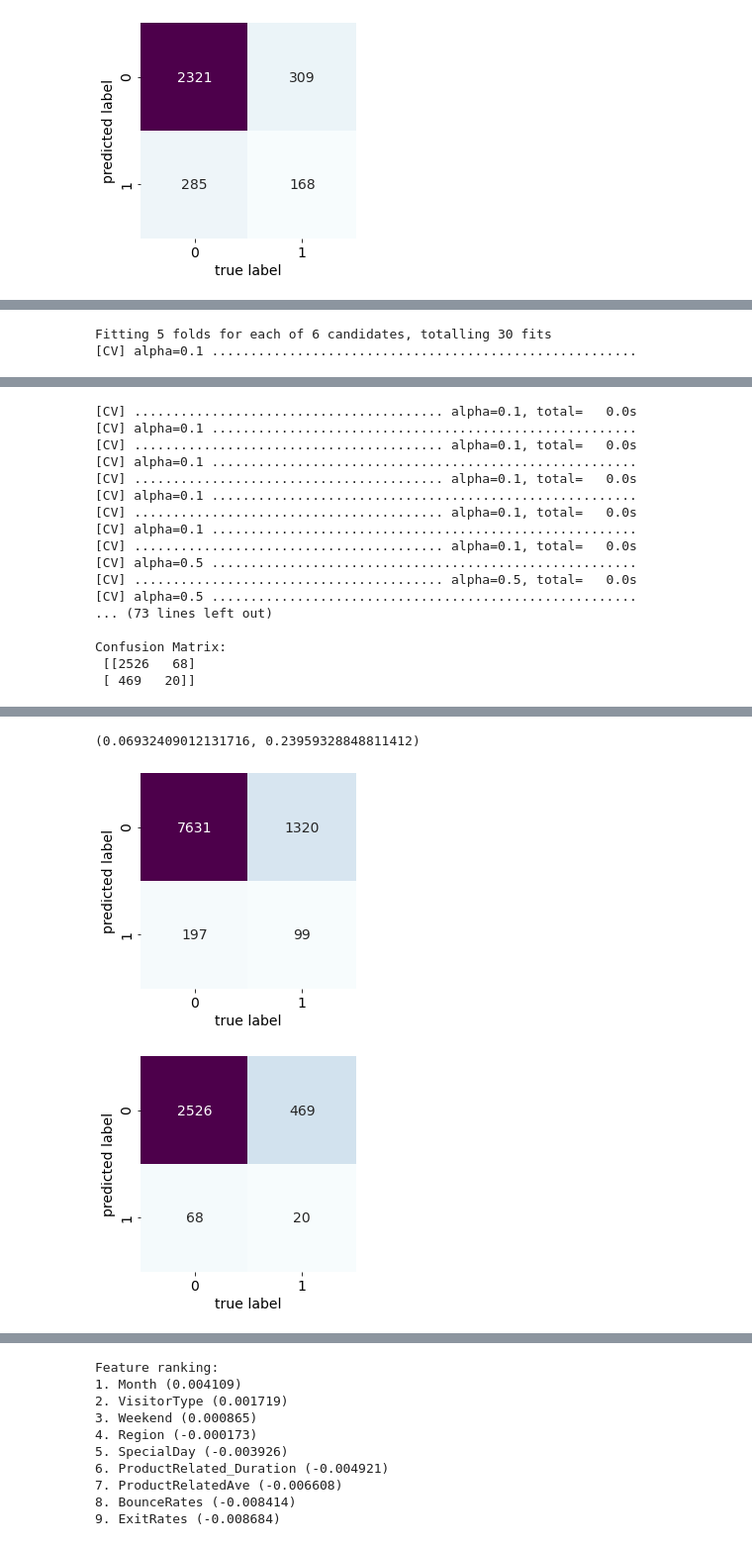
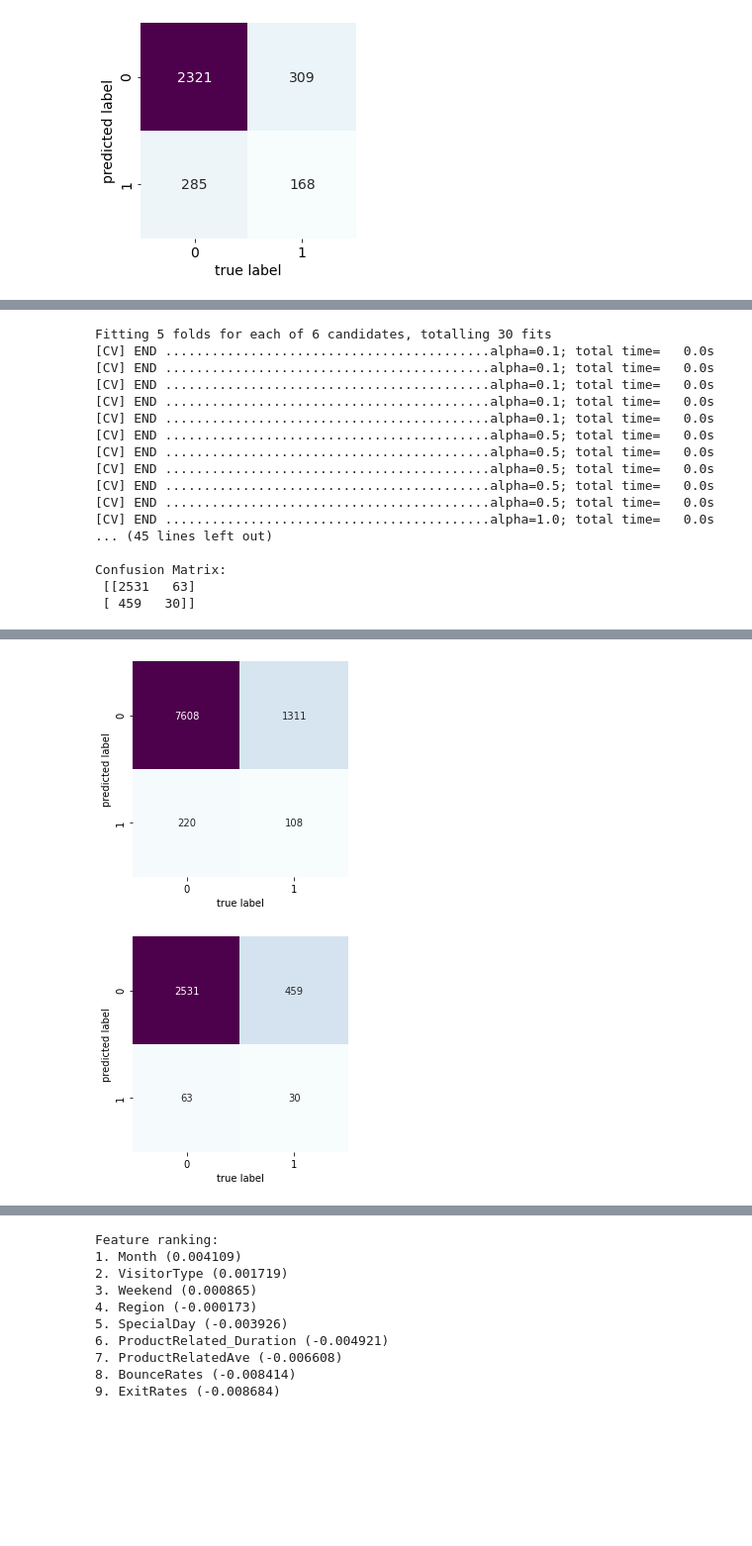
Before and after one commit to umitozmen/MachineLearning-CEGE04-Erebus, a Jupyter notebook: Bayesian_Learning_Shoppers.ipynb, the cells around one changed output, grey strips where cells are left out. Shown at 99% size. Saved outputs shown, nothing was run; the diff lists cells and outputs as text; code cells hidden in the pictures; blank space fills up the shorter version.

```diff
--- a/Bayesian_Learning_Shoppers.ipynb
+++ b/Bayesian_Learning_Shoppers.ipynb
@@ -195,0 +101,2 @@ data_frame_os_cat_2 = data_frame_os_cat.drop(['ProductRelated_Duration'], axis =
+# %%
+data_frame_os_mixed = box_cox_transform(data_frame_os) # numerical attributes box-cox transformed
@@ -416,9 +358,9 @@ As seen from the much lower f1 scores of the MixedNB model, this model performs
 # ----- Prepare data -----
 # Select data for modeling
 
-x_g = data_frame_os[['ProductRelated_Duration', 'ProductRelatedAve', 'BounceRates', 'ExitRates', 'SpecialDay']]
-x_c = data_frame_os[['Month', 'Region', 'VisitorType', 'Weekend']]
-Y = data_frame_os[['Revenue']].values
+x_g = data_frame_os_mixed[['ProductRelated_Duration', 'ProductRelatedAve', 'BounceRates', 'ExitRates', 'SpecialDay']]
+x_c = data_frame_os_mixed[['Month', 'Region', 'VisitorType', 'Weekend']]
+Y = data_frame_os_mixed[['Revenue']].values
 
 # Combine all variables into one array
 X=np.c_[x_g, x_c]
@@ -468,4 +410,19 @@ y_pred_test = prediction(clf, X_new_test)
 f1_cm_report(Y_test, Y_pred_test, class_names=None)
 # %% [output]
 Fitting 5 folds for each of 6 candidates, totalling 30 fits
-[CV] alpha=0.1 .......................................................
+[CV] END ..........................................alpha=0.1; total time=   0.0s
+[CV] END ..........................................alpha=0.1; total time=   0.0s
+[CV] END ..........................................alpha=0.1; total time=   0.0s
+[CV] END ..........................................alpha=0.1; total time=   0.0s
+[CV] END ..........................................alpha=0.1; total time=   0.0s
+[CV] END ..........................................alpha=0.5; total time=   0.0s
+[CV] END ..........................................alpha=0.5; total time=   0.0s
+[CV] END ..........................................alpha=0.5; total time=   0.0s
+[CV] END ..........................................alpha=0.5; total time=   0.0s
+[CV] END ..........................................alpha=0.5; total time=   0.0s
+[CV] END ..........................................alpha=1.0; total time=   0.0s
+... (45 lines left out)
+
+Confusion Matrix:
+ [[2531   63]
+ [ 459   30]]
@@ -474,17 +429,0 @@ Fitting 5 folds for each of 6 candidates, totalling 30 fits
-[CV] ........................................ alpha=0.1, total=   0.0s
-[CV] alpha=0.1 .......................................................
-[CV] ........................................ alpha=0.1, total=   0.0s
-[CV] alpha=0.1 .......................................................
-[CV] ........................................ alpha=0.1, total=   0.0s
-[CV] alpha=0.1 .......................................................
-[CV] ........................................ alpha=0.1, total=   0.0s
-[CV] alpha=0.1 .......................................................
-[CV] ........................................ alpha=0.1, total=   0.0s
-[CV] alpha=0.5 .......................................................
-[CV] ........................................ alpha=0.5, total=   0.0s
-[CV] alpha=0.5 .......................................................
-... (73 lines left out)
-
-Confusion Matrix:
- [[2526   68]
- [ 469   20]]
@@ -492,4 +430,3 @@ Confusion Matrix:
-(0.06932409012131716, 0.23959328848811412)
-[figure, old version]
+[figure, new version]
-[figure, old version]
+[figure, new version]
 # %% [markdown]
```
Also changed, not shown: parts of 23 cells of this notebook, 4 other files.
